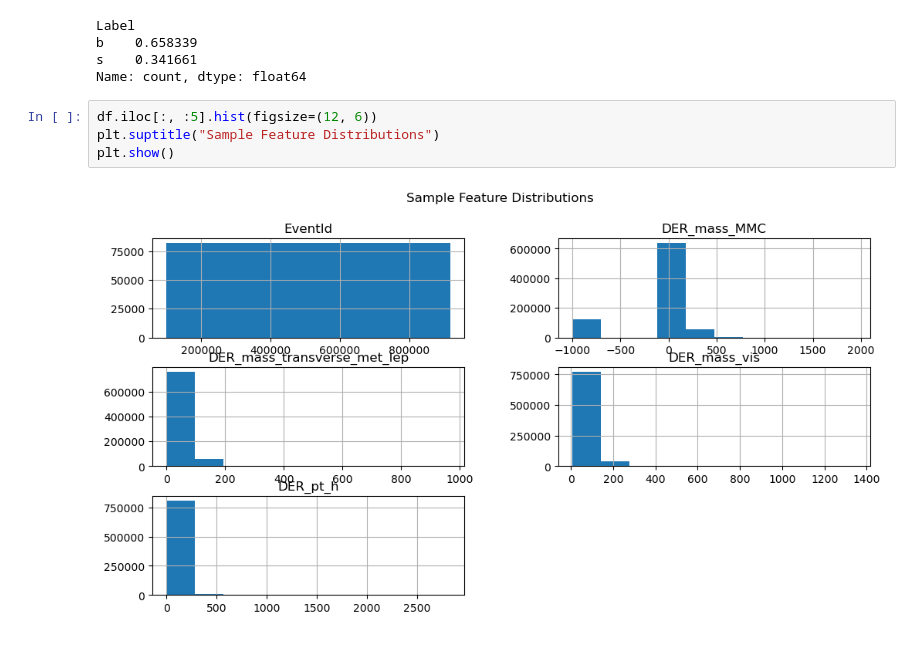
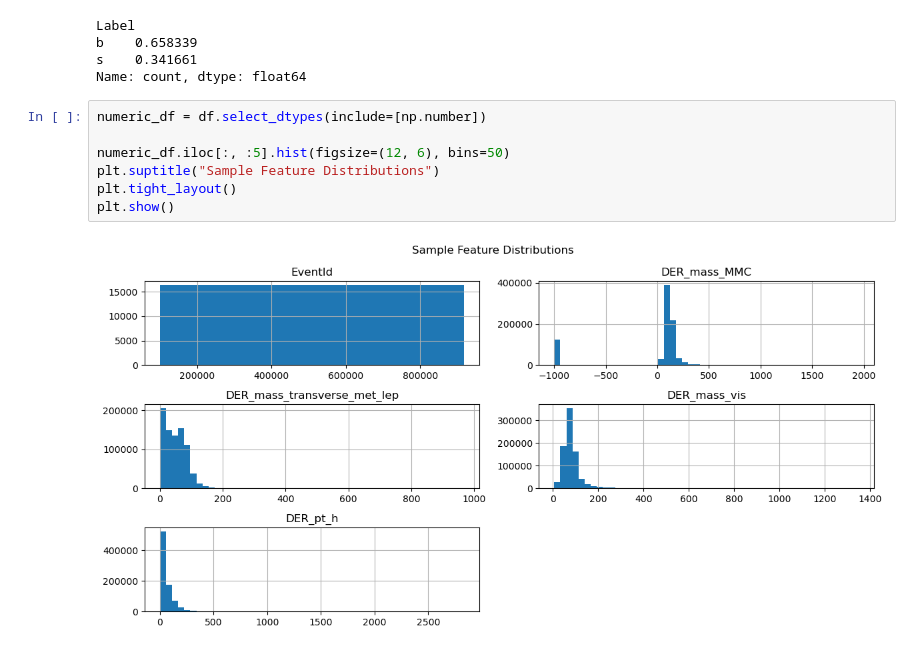
Before and after one commit to bishnu123-rgb/Higgs-Boson, a Jupyter notebook: notebooks/01_data_exploration.ipynb, the cells around one changed output. Saved outputs shown, nothing was run; the diff lists cells and outputs as text.

```diff
--- a/notebooks/01_data_exploration.ipynb
+++ b/notebooks/01_data_exploration.ipynb
@@ -102,9 +125,12 @@ b    0.658339
 s    0.341661
 Name: count, dtype: float64
 # %%
-df.iloc[:, :5].hist(figsize=(12, 6))
+numeric_df = df.select_dtypes(include=[np.number])
+
+numeric_df.iloc[:, :5].hist(figsize=(12, 6), bins=50)
 plt.suptitle("Sample Feature Distributions")
+plt.tight_layout()
 plt.show()
 # %% [output]
-[figure, old version]
+[figure, new version]
 # %%
```
Also changed, not shown: parts of 7 cells of this notebook, 7 other files.
